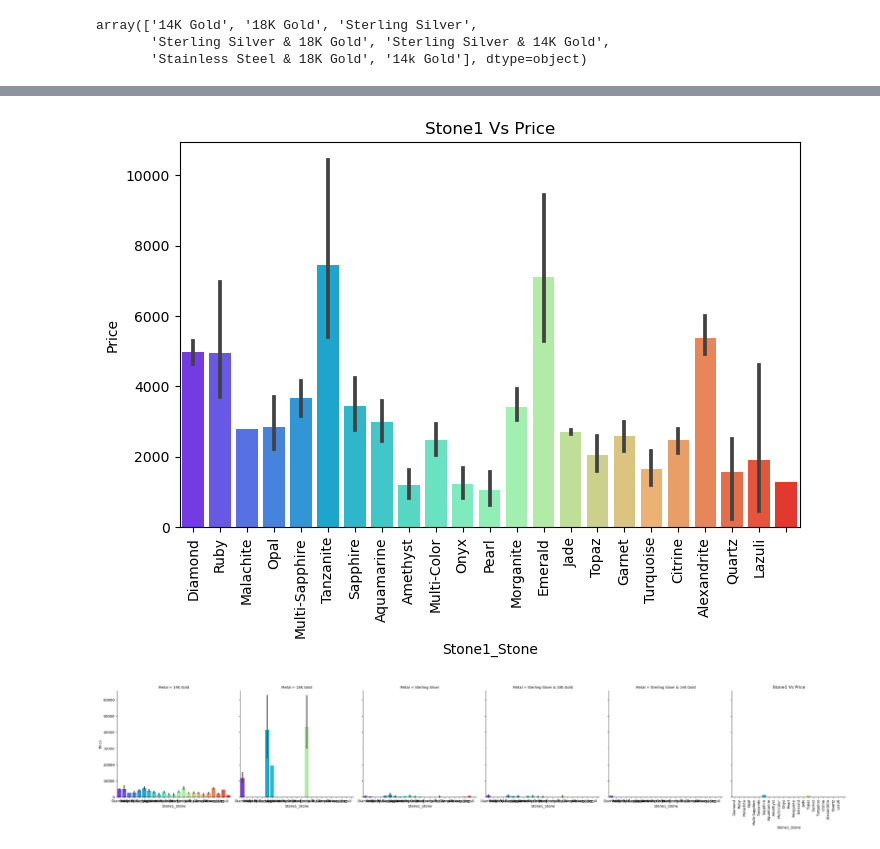
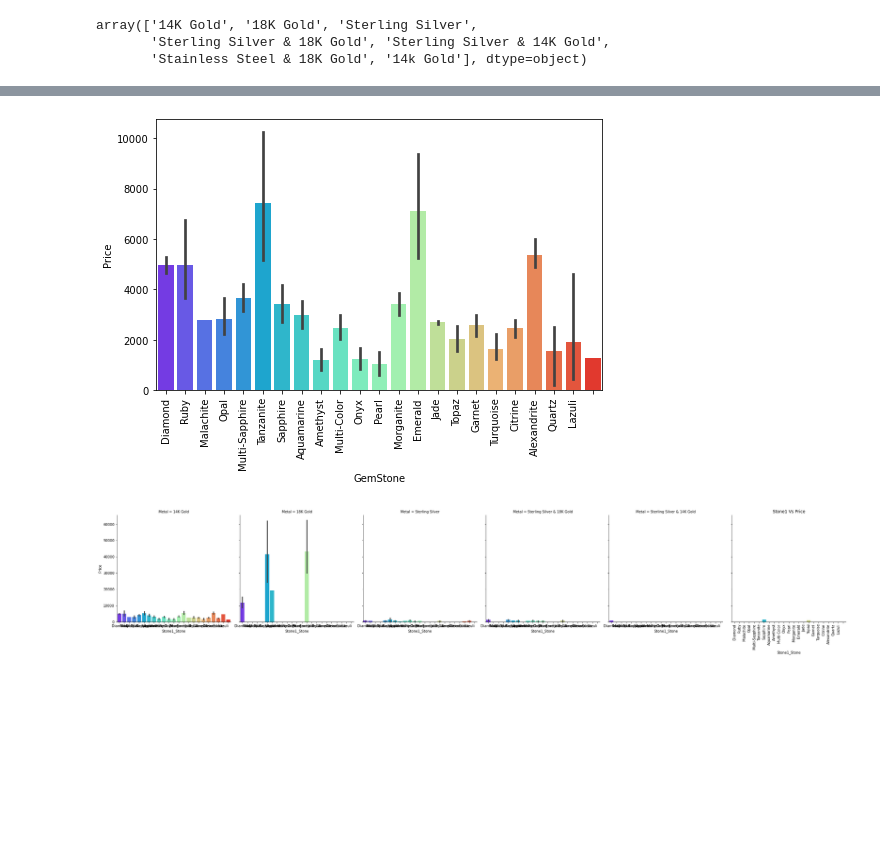
Before and after one commit to rgandhre/SpringBoard, a Jupyter notebook: DataScience_Capstone2/notebooks/Effy_EDA_Rings.ipynb, the cells around one changed output, grey strips where cells are left out. Cells and saved outputs as stored; diff of their text form; code cells hidden in the pictures; blank space fills up the shorter version.

```diff
--- a/DataScience_Capstone2/notebooks/Effy_EDA_Rings.ipynb
+++ b/DataScience_Capstone2/notebooks/Effy_EDA_Rings.ipynb
@@ -145,11 +147,12 @@ plt.show()
 # %%
 plt.figure(figsize=(8,5))
 sns.barplot(x='Stone1_Stone',y='Price',data=df_rings,palette='rainbow')
-plt.title("Stone1 Vs Price")
+#plt.title("Stone1 Vs Price")
+plt.xlabel('GemStone')
 plt.xticks(rotation=90)
 plt.show()
 # %% [output]
-[figure, old version]
+[figure, new version]
 # %%
 #plt.figure(figsize=(8,5))
 sns.catplot(x='Stone1_Stone',y='Price',data=df_rings,col='Metal',palette='rainbow',kind='bar', )
```
Also changed, not shown: parts of 61 cells of this notebook.
